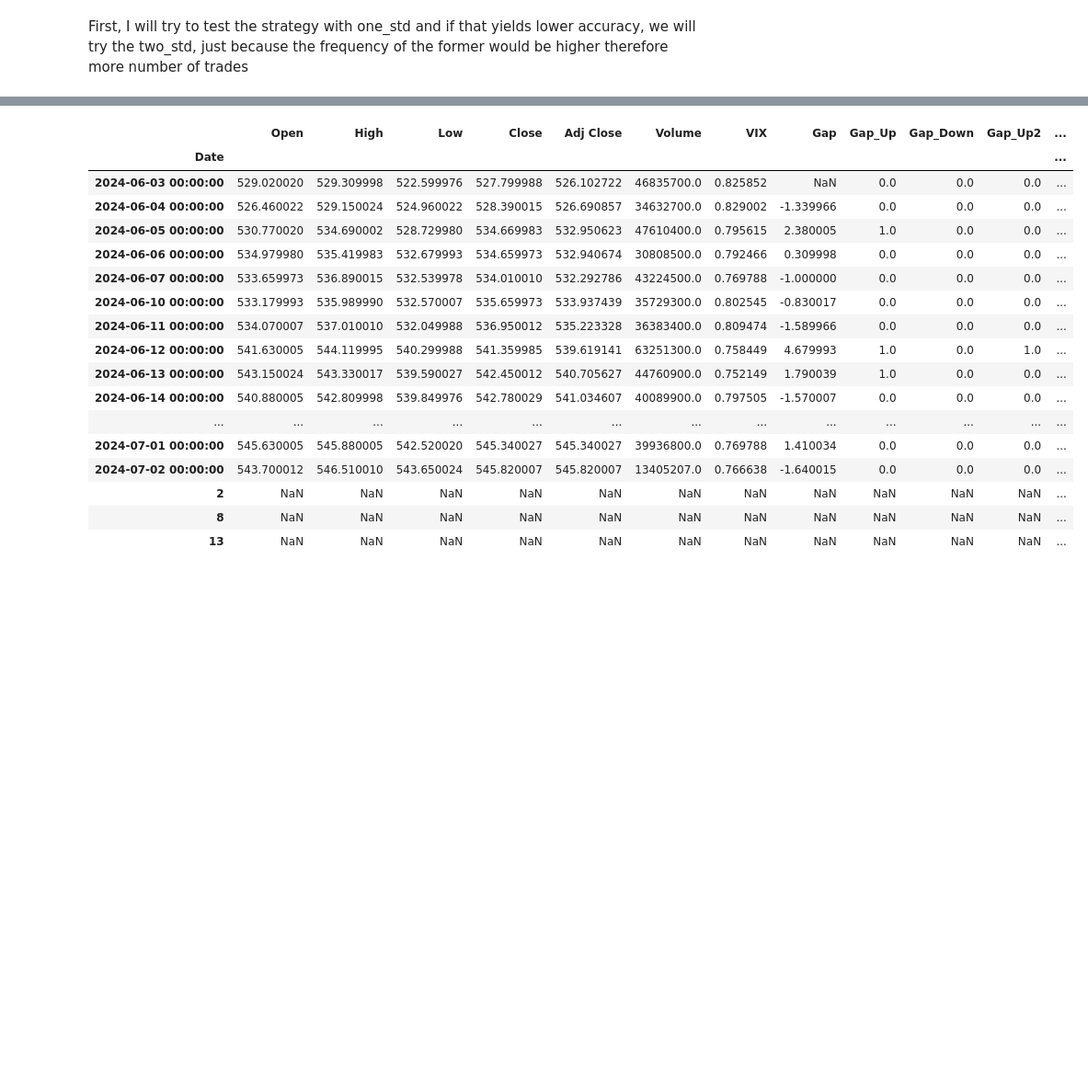
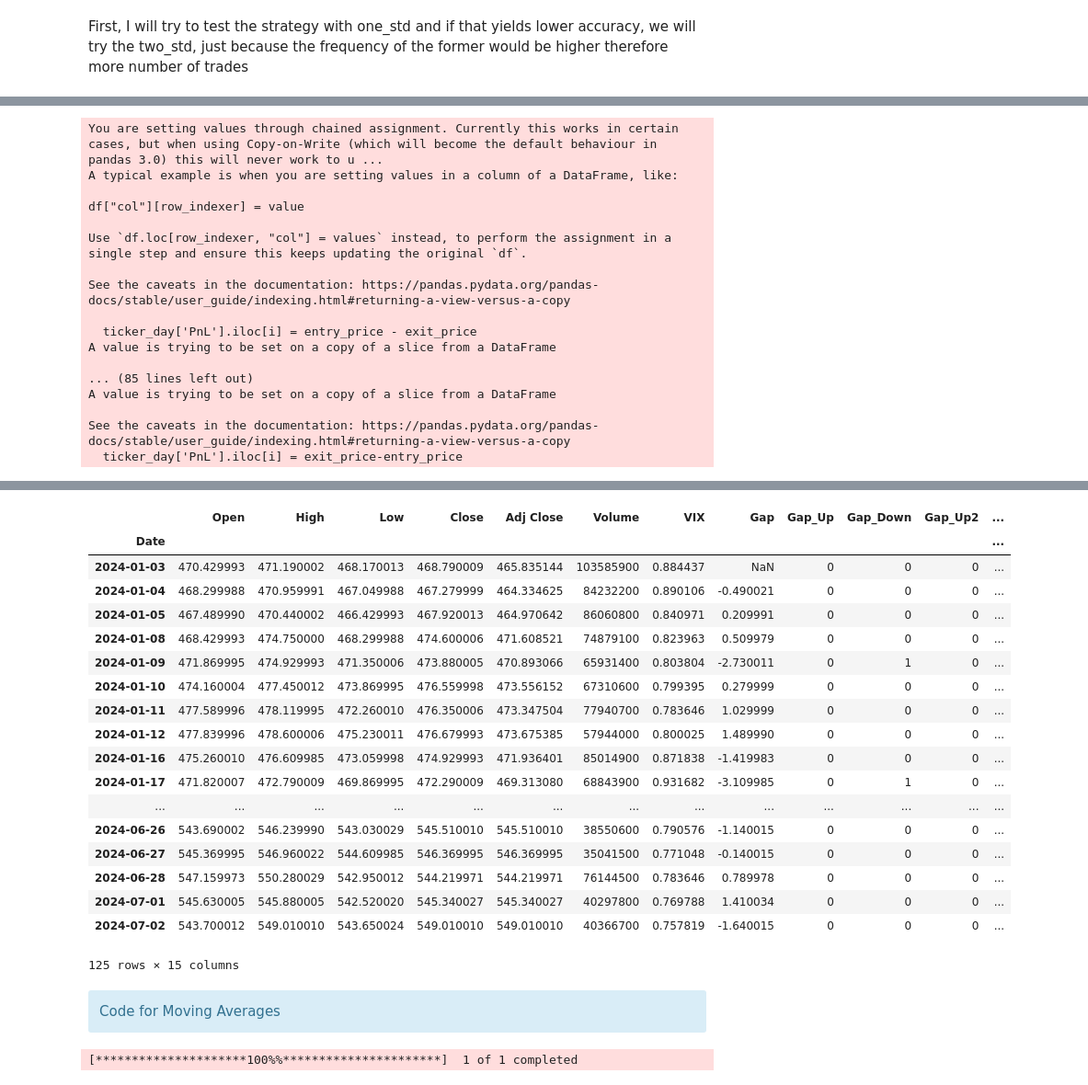
Before and after one commit to lemontang3/Python_Finance, a Jupyter notebook: Intraday_Strategies.ipynb, the cells around one changed output, grey strips where cells are left out. Shown at 92% size. Saved outputs shown, nothing was run; the diff lists cells and outputs as text; code cells hidden in the pictures; blank space fills up the shorter version.

```diff
--- a/Intraday_Strategies.ipynb
+++ b/Intraday_Strategies.ipynb
@@ -88,12 +88,14 @@ import matplotlib.pyplot as plt
 from datetime import timedelta
 from matplotlib import rcParams
 rcParams['figure.figsize'] = 8,6
+rcParams['font.family'] = 'serif'
 import seaborn as sb
+pd.set_option('min_rows',125)
 sb.set()
 # %%
 ## ticker = yf.download('SPY','2010-1-1') # The ticker can be changed based on what stock you want to implement the strategy on
-ticker_day = yf.download(['SPY'],period='1mo',interval='1d')
-vix = yf.download(['^VIX'],period='1mo',interval='1d') # Important to note that this is expected annualized volatility for the next 30 days, to convert it into daily volatility I will divide it by sqrt 252
+ticker_day = yf.download(['SPY'],period='6mo',interval='1d')
+vix = yf.download(['^VIX'],period='6mo',interval='1d') # Important to note that this is expected annualized volatility for the next 30 days, to convert it into daily volatility I will divide it by sqrt 252
 ticker_day['VIX'] = vix['Close']/sqrt(252)
 ticker_day
 # %% [output]
@@ -199,12 +189,12 @@ for i in range(0,len(ticker_day)):
             ticker_day['Position'].iloc[i] = -2
         else:
             entry_price = ticker_day['Open'].iloc[i]
-            ticker_day.loc[i,'Position'] = -1
+            ticker_day['Position'].iloc[i] = -1
         Date = ticker_day[ticker_day['Open']==entry_price].index
         for j in Date:
-            print(j)
             ticker = pd.DataFrame()
             ticker = yf.download('SPY',j,j+timedelta(days=0,hours=23),interval='5m')
+            print(ticker)
             for k in range(0,len(ticker)):
                 if ticker['Close'].iloc[k]>(100+ticker_day['VIX'].iloc[i]/2)*entry_price: # Trigger Stoploss if it moves above half of its expected volatility
                     exit_price = ticker['Close'].iloc[k]
@@ -222,7 +212,7 @@ for i in range(0,len(ticker_day)):
             ticker_day['Position'].iloc[i] = 2
         else:
             entry_price = ticker_day['Open'].iloc[i]
-            ticker_day.loc[i,'Position'] = 1
+            ticker_day['Position'].iloc[i] = -1
         Date = ticker_day[ticker_day['Open']==entry_price].index
         for j in Date:
             print(j)
@@ -288,0 +309,17 @@ See the caveats in the documentation: https://pandas.pydata.org/pandas-docs/stab
+You are setting values through chained assignment. Currently this works in certain cases, but when using Copy-on-Write (which will become the default behaviour in pandas 3.0) this will never work to u ...
+A typical example is when you are setting values in a column of a DataFrame, like:
+
+df["col"][row_indexer] = value
+
+Use `df.loc[row_indexer, "col"] = values` instead, to perform the assignment in a single step and ensure this keeps updating the original `df`.
+
+See the caveats in the documentation: https://pandas.pydata.org/pandas-docs/stable/user_guide/indexing.html#returning-a-view-versus-a-copy
+
+  ticker_day['PnL'].iloc[i] = entry_price - exit_price
+A value is trying to be set on a copy of a slice from a DataFrame
+
+... (85 lines left out)
+A value is trying to be set on a copy of a slice from a DataFrame
+
+See the caveats in the documentation: https://pandas.pydata.org/pandas-docs/stable/user_guide/indexing.html#returning-a-view-versus-a-copy
+  ticker_day['PnL'].iloc[i] = exit_price-entry_price
@@ -289,18 +343,33 @@ See the caveats in the documentation: https://pandas.pydata.org/pandas-docs/stab
 |  | Open | High | Low | Close | Adj Close | Volume | VIX | Gap | Gap_Up | Gap_Down | Gap_Up2 | ... |
 | Date |  |  |  |  |  |  |  |  |  |  |  | ... |
-| 2024-06-03 00:00:00 | 529.020020 | 529.309998 | 522.599976 | 527.799988 | 526.102722 | 46835700.0 | 0.825852 | NaN | 0.0 | 0.0 | 0.0 | ... |
-| 2024-06-04 00:00:00 | 526.460022 | 529.150024 | 524.960022 | 528.390015 | 526.690857 | 34632700.0 | 0.829002 | -1.339966 | 0.0 | 0.0 | 0.0 | ... |
-| 2024-06-05 00:00:00 | 530.770020 | 534.690002 | 528.729980 | 534.669983 | 532.950623 | 47610400.0 | 0.795615 | 2.380005 | 1.0 | 0.0 | 0.0 | ... |
-| 2024-06-06 00:00:00 | 534.979980 | 535.419983 | 532.679993 | 534.659973 | 532.940674 | 30808500.0 | 0.792466 | 0.309998 | 0.0 | 0.0 | 0.0 | ... |
-| 2024-06-07 00:00:00 | 533.659973 | 536.890015 | 532.539978 | 534.010010 | 532.292786 | 43224500.0 | 0.769788 | -1.000000 | 0.0 | 0.0 | 0.0 | ... |
-| 2024-06-10 00:00:00 | 533.179993 | 535.989990 | 532.570007 | 535.659973 | 533.937439 | 35729300.0 | 0.802545 | -0.830017 | 0.0 | 0.0 | 0.0 | ... |
-| 2024-06-11 00:00:00 | 534.070007 | 537.010010 | 532.049988 | 536.950012 | 535.223328 | 36383400.0 | 0.809474 | -1.589966 | 0.0 | 0.0 | 0.0 | ... |
-| 2024-06-12 00:00:00 | 541.630005 | 544.119995 | 540.299988 | 541.359985 | 539.619141 | 63251300.0 | 0.758449 | 4.679993 | 1.0 | 0.0 | 1.0 | ... |
-| 2024-06-13 00:00:00 | 543.150024 | 543.330017 | 539.590027 | 542.450012 | 540.705627 | 44760900.0 | 0.752149 | 1.790039 | 1.0 | 0.0 | 0.0 | ... |
-| 2024-06-14 00:00:00 | 540.880005 | 542.809998 | 539.849976 | 542.780029 | 541.034607 | 40089900.0 | 0.797505 | -1.570007 | 0.0 | 0.0 | 0.0 | ... |
+| 2024-01-03 | 470.429993 | 471.190002 | 468.170013 | 468.790009 | 465.835144 | 103585900 | 0.884437 | NaN | 0 | 0 | 0 | ... |
+| 2024-01-04 | 468.299988 | 470.959991 | 467.049988 | 467.279999 | 464.334625 | 84232200 | 0.890106 | -0.490021 | 0 | 0 | 0 | ... |
+| 2024-01-05 | 467.489990 | 470.440002 | 466.429993 | 467.920013 | 464.970642 | 86060800 | 0.840971 | 0.209991 | 0 | 0 | 0 | ... |
+| 2024-01-08 | 468.429993 | 474.750000 | 468.299988 | 474.600006 | 471.608521 | 74879100 | 0.823963 | 0.509979 | 0 | 0 | 0 | ... |
+| 2024-01-09 | 471.869995 | 474.929993 | 471.350006 | 473.880005 | 470.893066 | 65931400 | 0.803804 | -2.730011 | 0 | 1 | 0 | ... |
+| 2024-01-10 | 474.160004 | 477.450012 | 473.869995 | 476.559998 | 473.556152 | 67310600 | 0.799395 | 0.279999 | 0 | 0 | 0 | ... |
+| 2024-01-11 | 477.589996 | 478.119995 | 472.260010 | 476.350006 | 473.347504 | 77940700 | 0.783646 | 1.029999 | 0 | 0 | 0 | ... |
+| 2024-01-12 | 477.839996 | 478.600006 | 475.230011 | 476.679993 | 473.675385 | 57944000 | 0.800025 | 1.489990 | 0 | 0 | 0 | ... |
+| 2024-01-16 | 475.260010 | 476.609985 | 473.059998 | 474.929993 | 471.936401 | 85014900 | 0.871838 | -1.419983 | 0 | 0 | 0 | ... |
+| 2024-01-17 | 471.820007 | 472.790009 | 469.869995 | 472.290009 | 469.313080 | 68843900 | 0.931682 | -3.109985 | 0 | 1 | 0 | ... |
 | ... | ... | ... | ... | ... | ... | ... | ... | ... | ... | ... | ... | ... |
-| 2024-07-01 00:00:00 | 545.630005 | 545.880005 | 542.520020 | 545.340027 | 545.340027 | 39936800.0 | 0.769788 | 1.410034 | 0.0 | 0.0 | 0.0 | ... |
-| 2024-07-02 00:00:00 | 543.700012 | 546.510010 | 543.650024 | 545.820007 | 545.820007 | 13405207.0 | 0.766638 | -1.640015 | 0.0 | 0.0 | 0.0 | ... |
-| 2 | NaN | NaN | NaN | NaN | NaN | NaN | NaN | NaN | NaN | NaN | NaN | ... |
-| 8 | NaN | NaN | NaN | NaN | NaN | NaN | NaN | NaN | NaN | NaN | NaN | ... |
-| 13 | NaN | NaN | NaN | NaN | NaN | NaN | NaN | NaN | NaN | NaN | NaN | ... |
+| 2024-06-26 | 543.690002 | 546.239990 | 543.030029 | 545.510010 | 545.510010 | 38550600 | 0.790576 | -1.140015 | 0 | 0 | 0 | ... |
+| 2024-06-27 | 545.369995 | 546.960022 | 544.609985 | 546.369995 | 546.369995 | 35041500 | 0.771048 | -0.140015 | 0 | 0 | 0 | ... |
+| 2024-06-28 | 547.159973 | 550.280029 | 542.950012 | 544.219971 | 544.219971 | 76144500 | 0.783646 | 0.789978 | 0 | 0 | 0 | ... |
+| 2024-07-01 | 545.630005 | 545.880005 | 542.520020 | 545.340027 | 545.340027 | 40297800 | 0.769788 | 1.410034 | 0 | 0 | 0 | ... |
+| 2024-07-02 | 543.700012 | 549.010010 | 543.650024 | 549.010010 | 549.010010 | 40366700 | 0.757819 | -1.640015 | 0 | 0 | 0 | ... |
+125 rows × 15 columns
+# %% [markdown]
+<div class="alert alert-block alert-info">
+Code for Moving Averages
+</div>
+# %%
+# We need a fresh Dataframe for SPY
+SPY = yf.download(['SPY'],'2020-1-1')
+del SPY['Volume']
+del SPY['Open']
+del SPY['High']
+del SPY['Low']
+del SPY['Adj Close']
+# %% [output]
+[*********************100%%**********************]  1 of 1 completed
```
Also changed, not shown: parts of 27 cells of this notebook.
